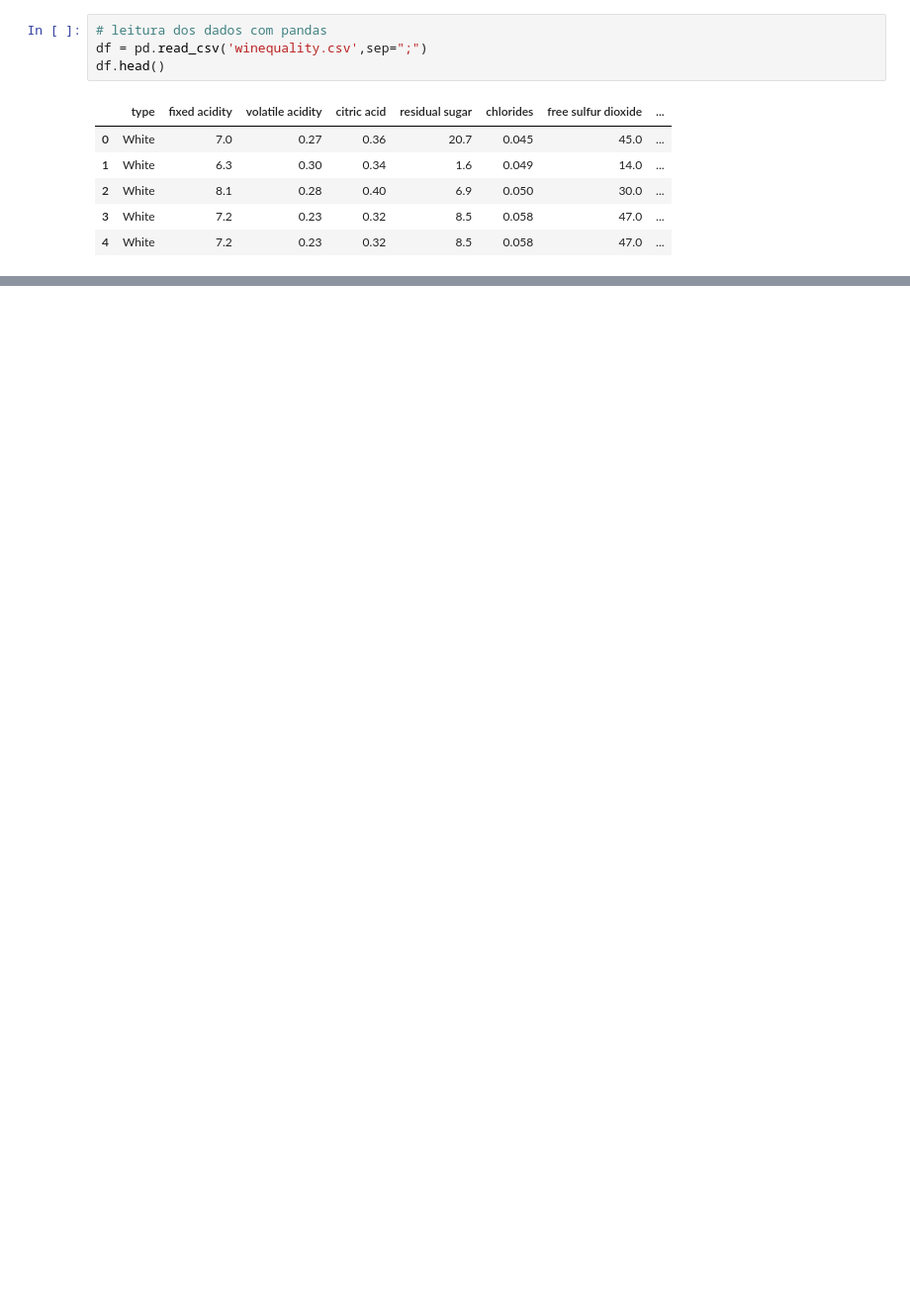
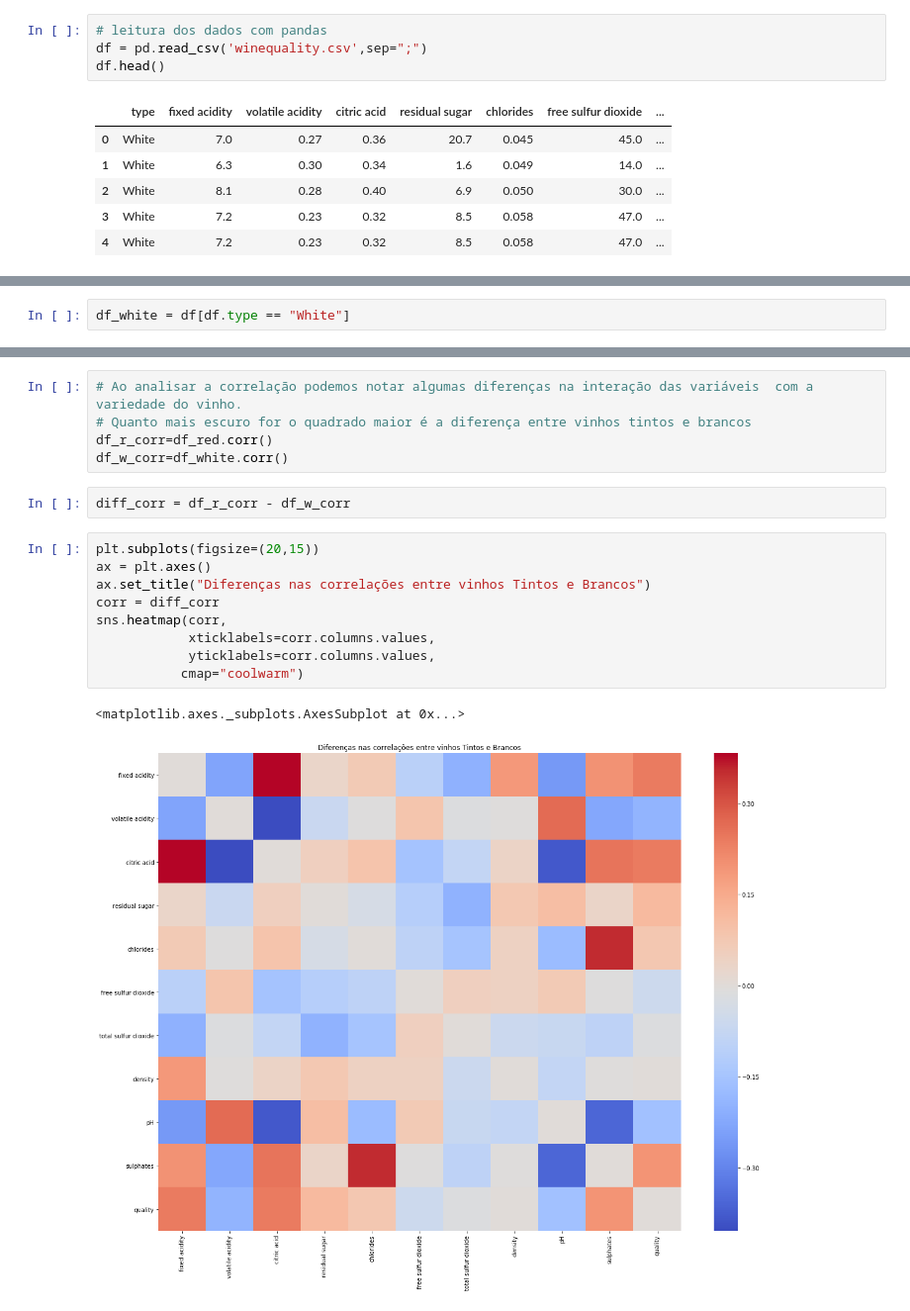
Before and after one commit to wendeljardel/teste-cognitivo-ai, a Jupyter notebook: Teste Cognitivo.AI.ipynb, the cells around one changed output, grey strips where cells are left out. Shown: that part at 99% size. Saved outputs shown, nothing was run; the diff lists cells and outputs as text; blank space fills up the shorter version.

```diff
--- a/Teste Cognitivo.AI.ipynb
+++ b/Teste Cognitivo.AI.ipynb
@@ -136,0 +32,2 @@ coeffecients
+# %%
+df_white = df[df.type == "White"]
@@ -136,0 +102,19 @@ coeffecients
+# %%
+# Ao analisar a correlação podemos notar algumas diferenças na interação das variáveis  com a variedade do vinho.
+# Quanto mais escuro for o quadrado maior é a diferença entre vinhos tintos e brancos
+df_r_corr=df_red.corr()
+df_w_corr=df_white.corr()
+# %%
+diff_corr = df_r_corr - df_w_corr
+# %%
+plt.subplots(figsize=(20,15))
+ax = plt.axes()
+ax.set_title("Diferenças nas correlações entre vinhos Tintos e Brancos")
+corr = diff_corr
+sns.heatmap(corr,
+            xticklabels=corr.columns.values,
+            yticklabels=corr.columns.values,
+           cmap="coolwarm")
+# %% [output]
+<matplotlib.axes._subplots.AxesSubplot at 0x...>
+[figure, added]
```
Also changed, not shown: parts of 54 cells of this notebook.
